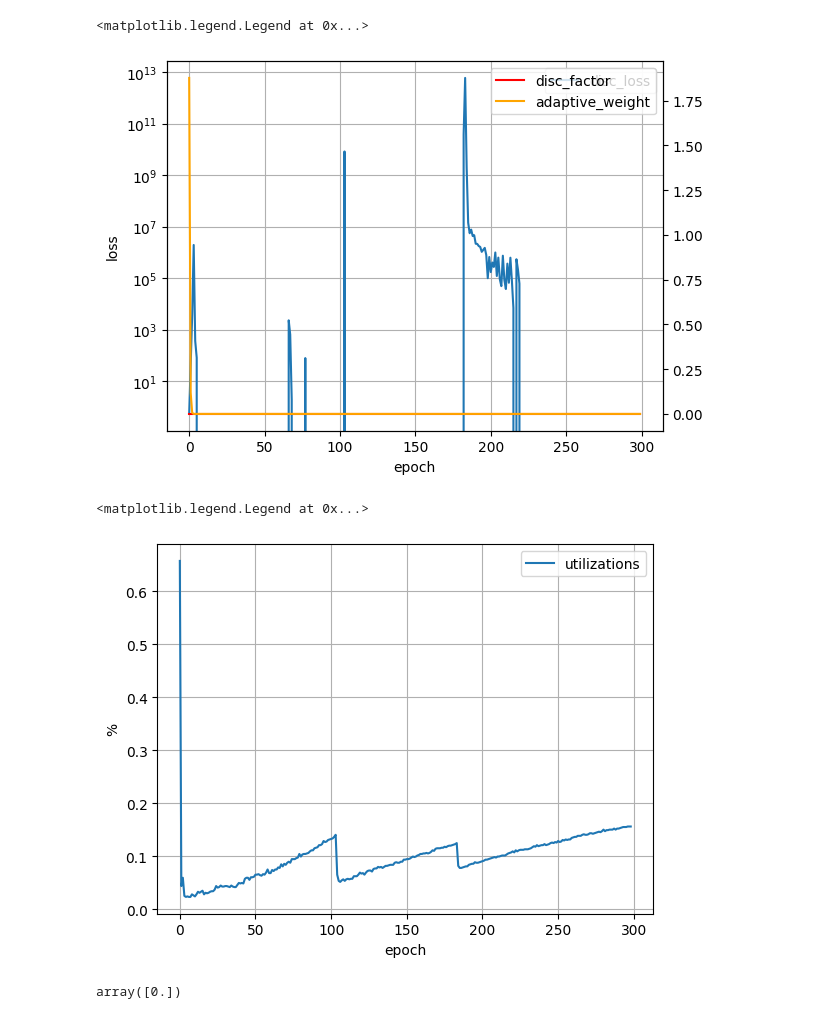
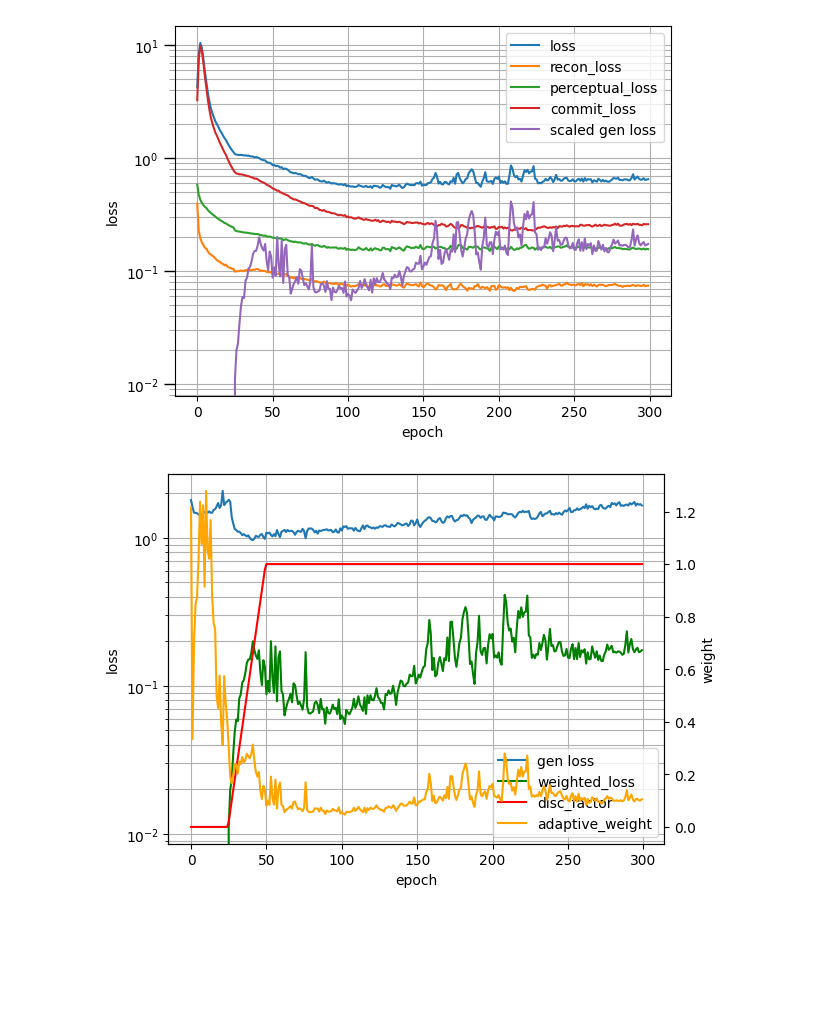
Before and after one commit to nli00/neural-terrain-generation, a Jupyter notebook: random.ipynb, the cells around one changed output. Drawn from its saved outputs; the diff is of its cells as text; code cells hidden in the pictures; blank space fills up the shorter version.

Commit message:
VQGAN works but quality is dubious

```diff
--- a/random.ipynb
+++ b/random.ipynb
@@ -10,5 +7,0 @@ import re
-# %%
-with open('output.txt') as f:
-    output = f.readlines()
-
-output = "\n".join(output)
@@ -22,10 +7,0 @@ len(utilizations)
-# %%
-df = pd.read_csv("checkpoints/vqgan/losses.csv")
-df2 = pd.read_csv("losses.csv")
-
-df['epoch'] = df['epoch'] + 100
-losses = pd.concat([df, df2])
-losses = losses.sort_values(by = 'epoch')
-epochs = range(len(losses))
-
-losses.to_csv("checkpoints/vqgan/losses_complete.csv")
@@ -53,29 +8,11 @@ ax.legend()
-# %%
-fig, ax = plt.subplots()
-ax.plot(epochs, losses['disc_loss'], label = 'disc_loss')
-ax2 = ax.twinx()
-ax2.plot(epochs, losses['disc_factor'], label = 'disc_factor', color = 'red')
-ax2.plot(epochs, losses['adaptive_weight'], label = 'adaptive_weight', color = 'orange')
-ax.set_ylabel("loss")
-ax.set_yscale("log")
-ax.set_xlabel("epoch")
-ax.grid(which = "both")
-ax.legend()
-ax2.legend()
-# %% [output]
-<matplotlib.legend.Legend at 0x...>
-[figure, removed]
-# %%
-fig, ax = plt.subplots()
-ax.plot(range(299), utilizations, label = 'utilizations')
-ax.set_ylabel("%")
-ax.set_xlabel("epoch")
-ax.grid(which = "both")
-ax.legend()
-# %% [output]
-<matplotlib.legend.Legend at 0x...>
-[figure, removed]
-# %%
-losses['disc_factor'].unique()
-# %% [output]
-array([0.])
+# %%
+batch_size = 32
+data_size = 5000
+
+def batch_to_epoch(batch):
+    batchs_per_epoch = math.ceil(data_size / batch_size)
+    return batch / batchs_per_epoch
+
+def epoch_to_batch(epoch):
+    batchs_per_epoch = math.ceil(data_size / batch_size)
+    return epoch * batchs_per_epoch
@@ -81,0 +119,14 @@ array([0.])
+# %%
+dir = 'vqgan_d_loss_scale'
+
+losses = pd.read_csv(f"checkpoints/{dir}/losses.csv")
+epochs = range(len(losses))
+plot_generator_losses(losses, epochs)
+plot_gen_loss_components(losses, epochs)
+plot_utilizations(losses, epochs)
+sigma = int((batch_size * data_size) / 1000)
+plot_grads_losses('gan_grad.csv', 'generator loss', 'g_loss', smoothing = sigma)
+plot_grads_losses('rec_grad.csv', 'reconstruction loss', 'rec_loss', smoothing = sigma)
+# %% [output]
+[figure, added]
+[figure, added]
```
Also changed, not shown: parts of 8 cells of this notebook, 8 other files.
